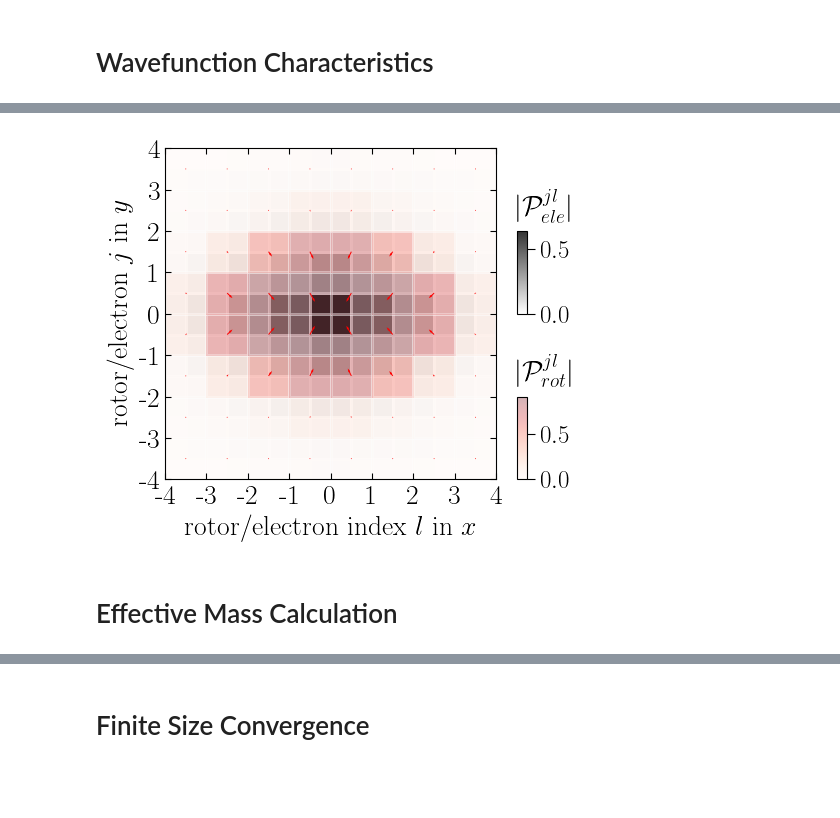
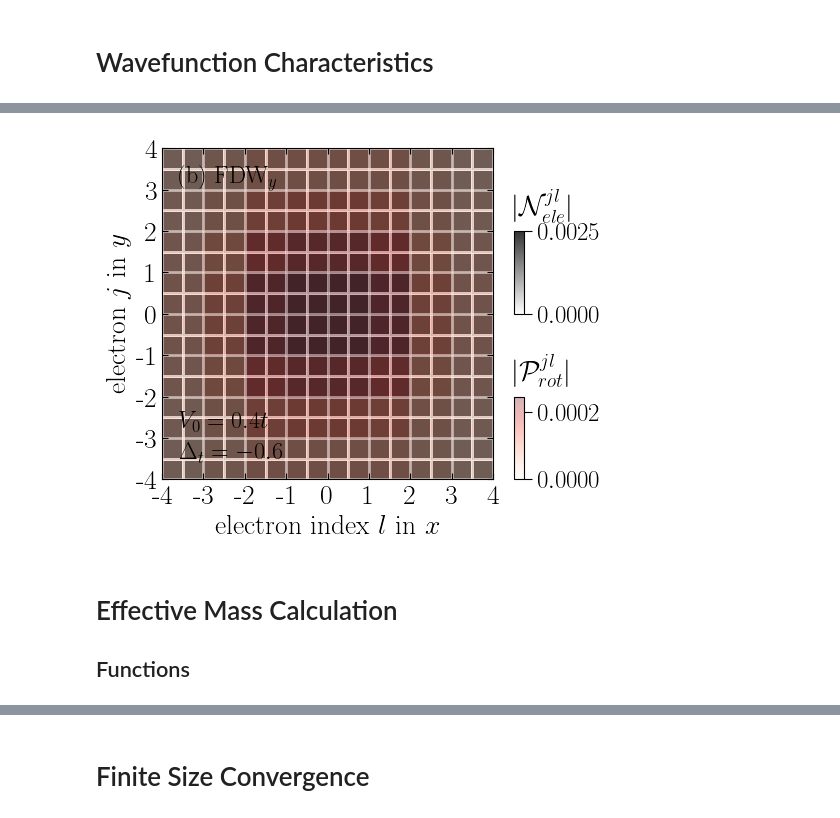
Before and after one commit to Progklui/rotor_lattice_models, a Jupyter notebook: localized_2d_analysis.ipynb, the cells around one changed output, grey strips where cells are left out. Cells and saved outputs as stored; diff of their text form; code cells hidden in the pictures; blank space fills up the shorter version.

```diff
--- a/localized_2d_analysis.ipynb
+++ b/localized_2d_analysis.ipynb
@@ -284,6 +316,14 @@ e_arr, e_tun_arr, e_T_arr, e_B_arr, e_V_arr, Tx_arr, Ty_arr = get_state_e_loc_da
 # %%
 delta_t_index = 5
 print('tx =', tx_arr[delta_t_index], ' ty =', ty_arr[delta_t_index])
+
+A = 6
+plt.rc('figure', figsize=[46.82 * .5**(.5 * A), 33.11 * .5**(.5 * A)])
+plt.rc('text', usetex=True)
+plt.rc('font', family='serif')
+font_size = 20 # 14
+
+fig, ax = plt.subplots(figsize=[53 * .5**(.5 * A), 33.11 * .5**(.5 * A)])
 
 plt.plot(V_0_arr, e_arr[delta_t_index].real, label=r'localized')
 plt.plot(V_0_arr[1:], e_tun_arr[delta_t_index].real[1:], label=r'polaron basis of localized ansatz')
@@ -1124,7 +1166,7 @@ V_0, N_cutoff = 3.4 , 40 ; E0 = -13.080975967495888 , E1 = -4.672803299854422e-0
 # %% [markdown]
 # Wavefunction Characteristics
 # %%
-V_0_wfn = 0.4
+V_0_wfn = 0.3
 
 Mx_wfn = 20
 My_wfn = 20
@@ -1286,15 +1334,15 @@ ax.set_aspect("equal")
 #plt.title(r'FO, $B=0.5\cdot 10^{-2}t$', fontsize=font_size)
 
 '''Polarization Absolute Value'''
-pc1 = plt.pcolormesh(X_ele, Y_ele, ele_wfn.real.T, cmap='binary', vmin=0.0, snap=True, alpha=0.8)#, facecolors='none') # norm=matplotlib.colors.LinNorm(vmin=0.1, vmax=1))
-pc2 = plt.pcolormesh(X_rot-0.5, Y_rot-0.5, P_plot.real, cmap='Reds', vmin=0.0, snap=True, alpha=0.3)#, facecolors='none') # norm=matplotlib.colors.LinNorm(vmin=0.1, vmax=1))
+pc1 = plt.pcolormesh(X_ele, Y_ele, np.abs(ele_wfn)**2, cmap='binary', vmin=0.0, snap=True, alpha=0.8)#, facecolors='none') # norm=matplotlib.colors.LinNorm(vmin=0.1, vmax=1))
+pc2 = plt.pcolormesh(X_rot-0.5, Y_rot-0.5, P_plot.real.T, cmap='Reds', vmin=0.0, snap=True, alpha=0.3)#, facecolors='none') # norm=matplotlib.colors.LinNorm(vmin=0.1, vmax=1))
 
 cax = ax.inset_axes([9, 0, 0.5, 4], transform=ax.transData)
 cbar = fig.colorbar(pc1, shrink=0.6, cax=cax, orientation='vertical') #, orientation="horizontal", pad=0.2)
 cbar.ax.tick_params(length=6, labelsize=18)
 #cbar.set_ticks(ticks=[0, 1, 2], labels=['0','1','2'])
 #cbar.set_label(label=r'$|P_{ele}|$', size=font_size)
-ax.annotate(r'$|\mathcal{P}_{ele}^{jl}|$', xy=(8, 3), xytext=(9, 4.8), fontsize=20, color='black')
+ax.annotate(r'$|\mathcal{N}_{ele}^{jl}|$', xy=(8, 3), xytext=(9, 4.8), fontsize=20, color='black')
 ax.annotate(r'$|\mathbf{\mathcal{P}}_{rot}^{jl}|$', xy=(8, 1), xytext=(9, -3.2), fontsize=20, color='black')
 cbar.solids.set_rasterized(True)
 #pc.set_edgecolor('face')
@@ -1306,38 +1354,42 @@ cbar.ax.tick_params(length=6, labelsize=18)
 #cbar.set_ticks(ticks=[0, 1, 2], labels=['0','1','2'])
 #cbar.set_label(label=r'$\sigma^2_{\phi}/\sigma^2_0$', size=font_size)
 cbar.solids.set_rasterized(True)
 #pc.set_edgecolor('face')
 pc2.set_edgecolor('white')
 
 '''Polarization Vector Plot'''
-q = plt.quiver(X_rot-0.5, Y_rot-0.5, -Py_plot, -Px_plot, color='red', scale=30, headlength=3, headwidth=2)
+q = plt.quiver(X_rot-0.5, Y_rot-0.5, -Px_plot.T, -Py_plot.T, color='cyan', scale=16, headlength=4, headwidth=2)
 #ax.invert_yaxis()
 
 #ax.scatter(-0.5, -0.5, marker='o', s=50, color='blue', alpha=1, zorder=2)
-#ax.annotate(r'(c) $V_0/t=0.5$, FLP', xy=(0.2, -0.1), xytext=(-4.4, 3.8), fontsize=20, color='black')
+ax.annotate(r'(b) FDW$_y$', xy=(0.2, -0.1), xytext=(-7.2, 6.3), fontsize=17.5, color='black')
+ax.annotate(r'$V_0 = 0.4t$', xy=(0.2, -0.1), xytext=(-7.2, -5.5), fontsize=17.5, color='black')
+ax.annotate(r'$\Delta_t = -0.6$', xy=(0.2, -0.1), xytext=(-7.2, -7), fontsize=17.5, color='black')
 
-plt.xlabel(r'rotor/electron index $l$ in $x$', fontsize=font_size)
-plt.ylabel(r'rotor/electron $j$ in $y$', fontsize=font_size)
+plt.xlabel(r'electron index $l$ in $x$', fontsize=font_size)
+plt.ylabel(r'electron $j$ in $y$', fontsize=font_size)
 
 plt.xticks([-8,-6,-4,-2,0,2,4,6,8],[r'-4',r'-3',r'-2',r'-1',r'0',r'1',r'2',r'3',r'4'], fontsize=font_size)
 plt.yticks([-8,-6,-4,-2,0,2,4,6,8],[r'-4',r'-3',r'-2',r'-1',r'0',r'1',r'2',r'3',r'4'], fontsize=font_size)
 
 #plt.xticks([-4.5,-3.5,-2.5,-1.5,-0.5,0.5,1.5,2.5,3.5,4.5],[r'-5',r'',r'-3',r'',r'-1',r'1',r'',r'3',r'',r'5'], fontsize=font_size)
 #plt.yticks([-4.5,-3.5,-2.5,-1.5,-0.5,0.5,1.5,2.5,3.5,4.5],[r'-5',r'',r'-3',r'',r'-1',r'1',r'',r'3',r'',r'5'], fontsize=font_size)
 
 plt.xlim(-8,8)
 plt.ylim(-8,8)
 
 plt.tick_params(axis='x', direction='in', length=4, top=True)
 plt.tick_params(axis='y', direction='in', length=4, right=True)
 plt.tick_params(which='minor', axis='x', direction='in', top=True)
 plt.tick_params(which='minor', axis='y', direction='in', right=True)
 
 ax.set_aspect(1)
 fig.set_size_inches(4.3, 4.3, forward=True)
 
-plt.savefig('img_results/loc_wavefunc_delta_t_-0.2_V0_0.4.svg', bbox_inches='tight')
+plt.savefig('img_results/loc_wavefunc_delta_t_-0.6_V0_0.4.svg', bbox_inches='tight')
 # %% [output]
-[figure, old version]
+[figure, new version]
 # %% [markdown]
 # Effective Mass Calculation
+
+## Functions
```
Also changed, not shown: parts of 29 cells of this notebook, 4 other files.
